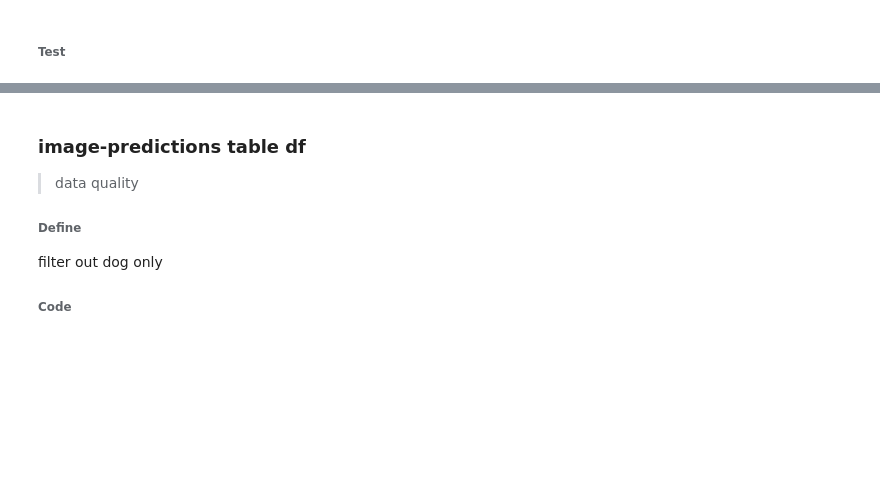
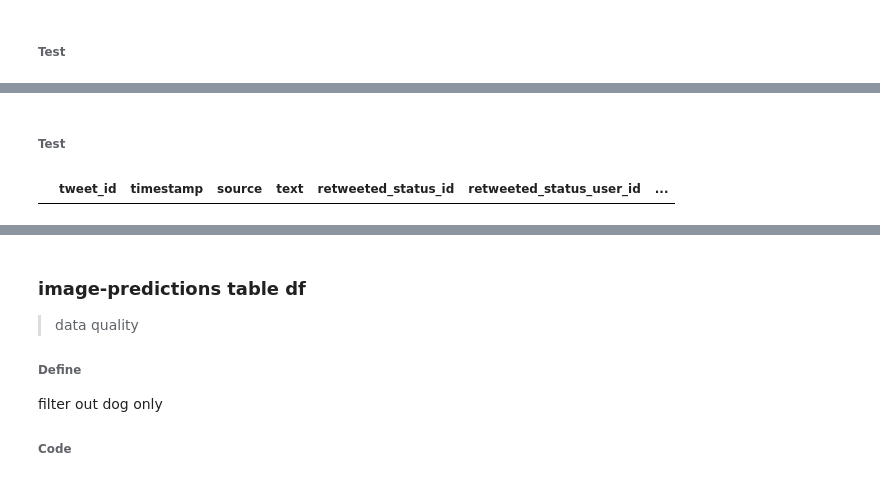
Before and after one commit to victorlifan/Twitter_WeRateDogs_API_Wrangle_and_Analyze_Data, a Jupyter notebook: wrangle_act.ipynb, the cells around one changed output, grey strips where cells are left out. Saved outputs shown, nothing was run; the diff lists cells and outputs as text; code cells hidden in the pictures; blank space fills up the shorter version.

```diff
--- a/wrangle_act.ipynb
+++ b/wrangle_act.ipynb
@@ -35 +31,3 @@ archive_df = pd.read_csv('{}twitter-archive-enhanced-2.csv'.format(path))
+# %%
+archive_df = pd.read_csv('Supporting Materials/twitter-archive-enhanced-2.csv')
 # %%
@@ -614,0 +685,6 @@ adf.head()
+# %% [markdown]
+###### Test
+# %%
+adf[~(adf['retweeted_status_id'].isnull())]
+# %% [output]
+|  | tweet_id | timestamp | source | text | retweeted_status_id | retweeted_status_user_id | ... |
```
Also changed, not shown: parts of 59 cells of this notebook, 1 other file.
